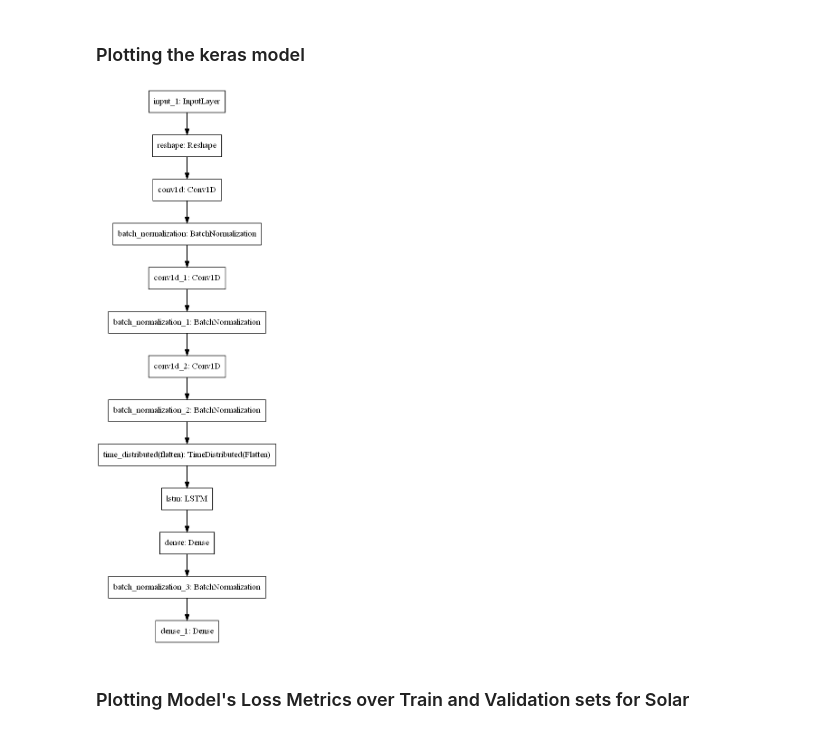
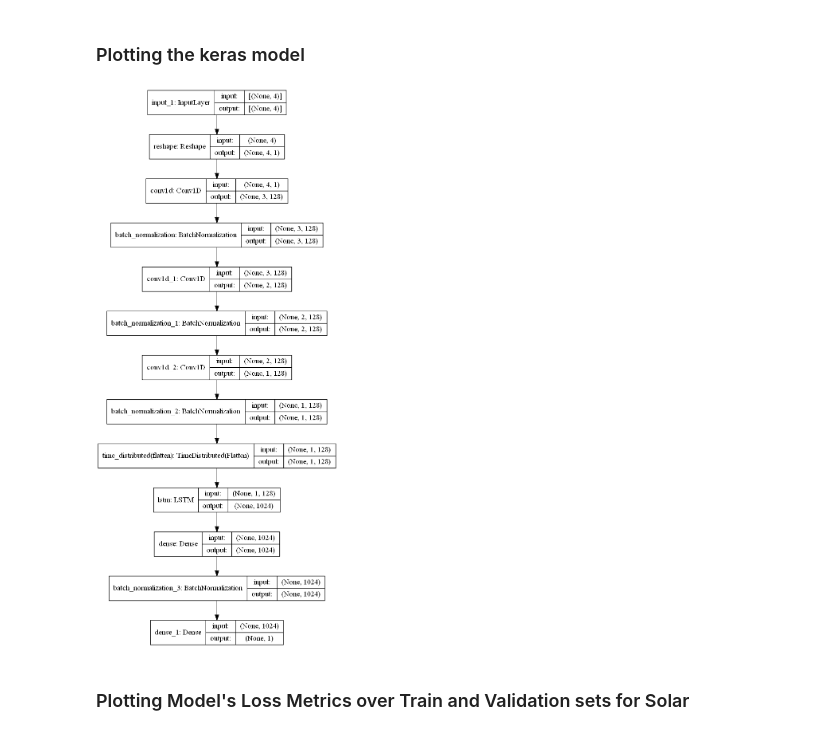
Before and after one commit to DheerajKN/Renewable-Energy-Prediction, a Jupyter notebook: 3. CNN + LSTM.ipynb, the cells around one changed output. Cells and saved outputs as stored; diff of their text form; code cells hidden in the pictures.

Commit message:
Updated plot_model command to present more data

```diff
--- a/3. CNN + LSTM.ipynb
+++ b/3. CNN + LSTM.ipynb
@@ -121,11 +121,11 @@ solar_model.evaluate(X_solar_test, y_solar_test)
 ### Plotting the keras model
 # %%
 plot_model(
-    solar_model, to_file='figs/3-model.png', show_shapes=False, show_dtype=False,
+    solar_model, to_file='figs/3-model.png', show_shapes=True, show_dtype=False,
     show_layer_names=True, rankdir='TB', expand_nested=False, dpi=96
 )
 # %% [output]
-[figure, old version]
+[figure, new version]
 # %% [markdown]
 ### Plotting Model's Loss Metrics over Train and Validation sets for Solar
 # %%
```
Also changed, not shown: parts of 10 cells of this notebook, 3 other files.
